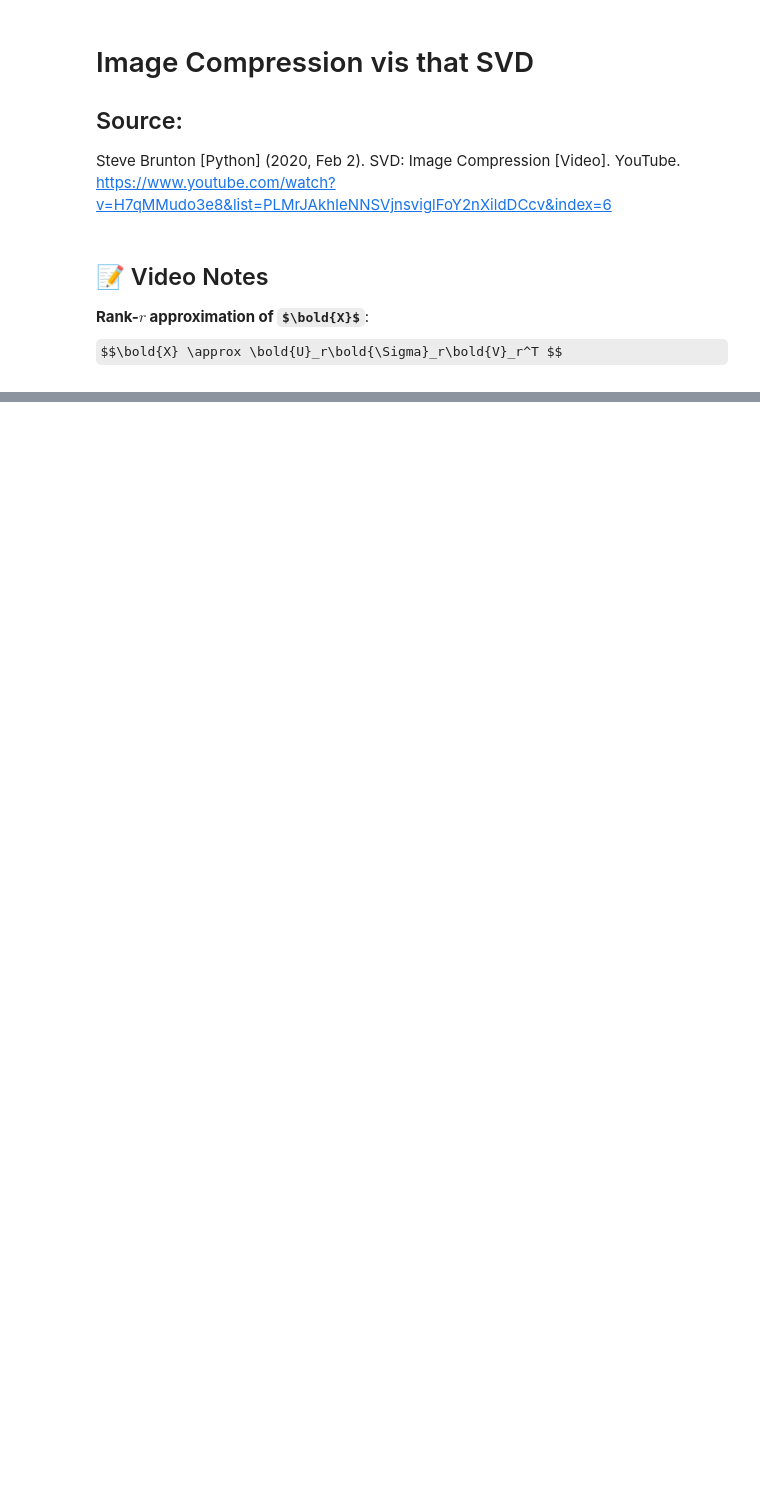
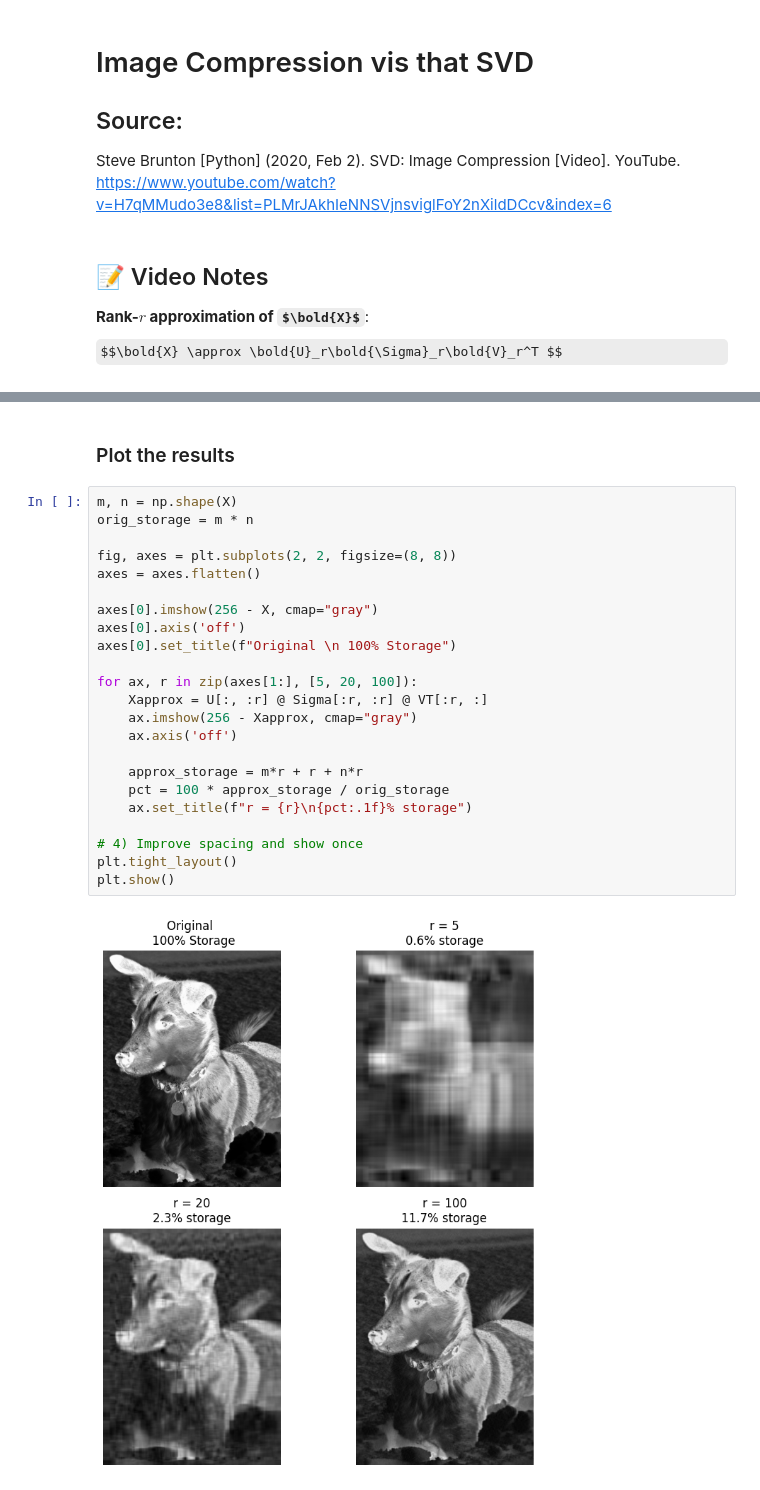
Before and after one commit to lshriver/ddse-2e-workspace, a Jupyter notebook: notebooks/chp_1/video-notes/svd_image_compression.ipynb, the cells around one changed output, grey strips where cells are left out. Cells and saved outputs as stored; diff of their text form; some formulas as TeX source; blank space fills up the shorter version.

```diff
--- a/notebooks/chp_1/video-notes/svd_image_compression.ipynb
+++ b/notebooks/chp_1/video-notes/svd_image_compression.ipynb
@@ -26,0 +45,27 @@ plt.show()
+# %% [markdown]
+### Plot the results
+# %%
+m, n = np.shape(X)
+orig_storage = m * n
+
+fig, axes = plt.subplots(2, 2, figsize=(8, 8))
+axes = axes.flatten()
+
+axes[0].imshow(256 - X, cmap="gray")
+axes[0].axis('off')
+axes[0].set_title(f"Original \n 100% Storage")
+
+for ax, r in zip(axes[1:], [5, 20, 100]):
+    Xapprox = U[:, :r] @ Sigma[:r, :r] @ VT[:r, :]
+    ax.imshow(256 - Xapprox, cmap="gray")
+    ax.axis('off')
+
+    approx_storage = m*r + r + n*r
+    pct = 100 * approx_storage / orig_storage
+    ax.set_title(f"r = {r}\n{pct:.1f}% storage")
+
+# 4) Improve spacing and show once
+plt.tight_layout()
+plt.show()
+# %% [output]
+[figure, added]
```
Also changed, not shown: parts of 7 cells of this notebook, 2 other files.
